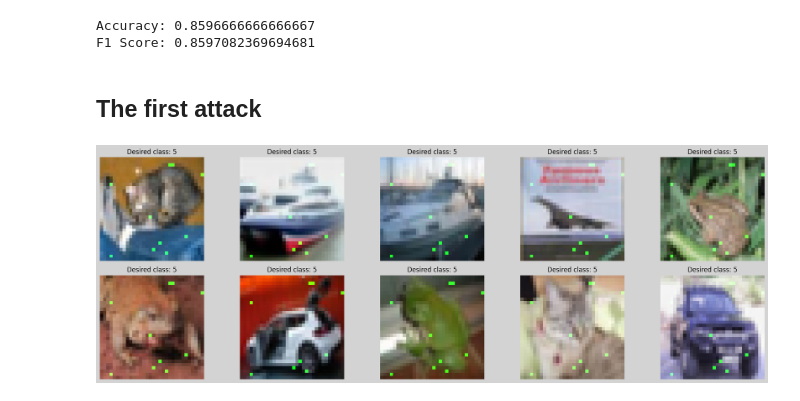
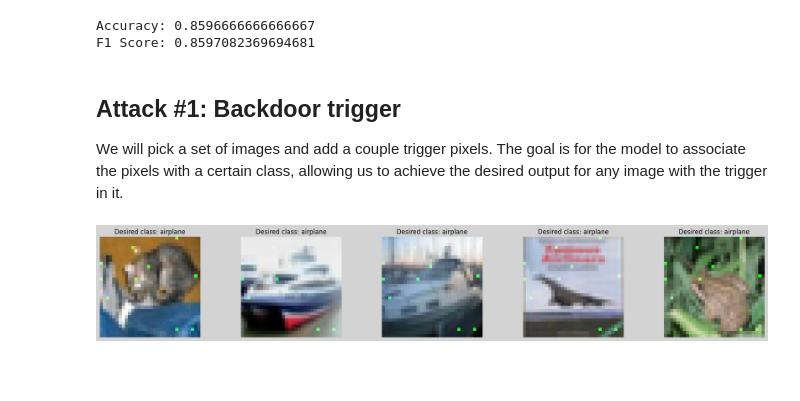
Before and after one commit to Yamin161803/ai_security_project, a Jupyter notebook: final_project.ipynb, the cells around one changed output. Cells and saved outputs as stored; diff of their text form; code cells hidden in the pictures.

```diff
--- a/final_project.ipynb
+++ b/final_project.ipynb
@@ -212,40 +227,44 @@ def train(img, label):
     running_loss += loss.item()
 
     # print(f'Loss: {running_loss:.3f}')
-# %% [markdown]
-## The first attack
+# %% [markdown]
+## Attack #1: Backdoor trigger
+
+We will pick a set of images and add a couple trigger pixels. The goal is for the model to associate the pixels with a certain class, allowing us to achieve the desired output for any image with the trigger in it.
 # %%
 nr_of_poisoned_pixels = 10
 indices = np.random.randint(0, 32, [nr_of_poisoned_pixels, 2])
-poison_value = 1
-target_label = 5
+poison_value = 10
+target_label = 0       # Airplane
 channel = 1         # Green
 
 class PoisonTransform:
     def __init__(self, indices, value, channel):
         self._indices = indices
         self._poison_value = value
         self._channel = channel
 
     def __call__(self, image):
         for (x, y) in self._indices:
             image[self._channel, x, y] = self._poison_value
         return image
 
 backdoor_dataset = [(PoisonTransform(indices, poison_value, 1)(image), target_label) for image, _ in attack_dataset]
 # backdoor_loader = DataLoader(backdoor_dataset, batch_size=32, shuffle=True)
 
 attack_samples = []
 attack_labels = []
 
-nr_of_images = 10
+nr_of_images = 5
 for (image, label), i in zip(backdoor_dataset, range(nr_of_images)):
     attack_samples.append(image.permute(1, 2, 0).numpy())
     attack_labels.append(label)
 
-display_images(attack_samples, [f"Desired class: {label}" for label in attack_labels])
+display_images(attack_samples, [f"Desired class: {class_names[label]}" for label in attack_labels])
 # %% [output]
-[figure, old version]
+[figure, new version]
+# %% [markdown]
+##
 # %%
 
 nr_of_images = 10
```
Also changed, not shown: parts of 3 cells of this notebook.
